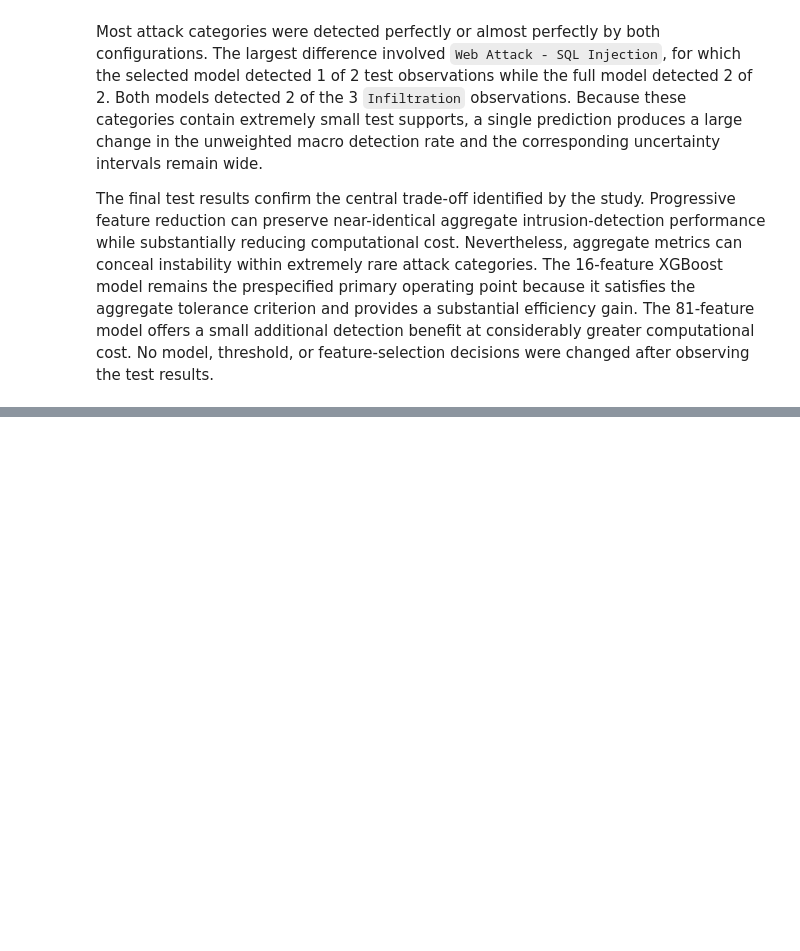
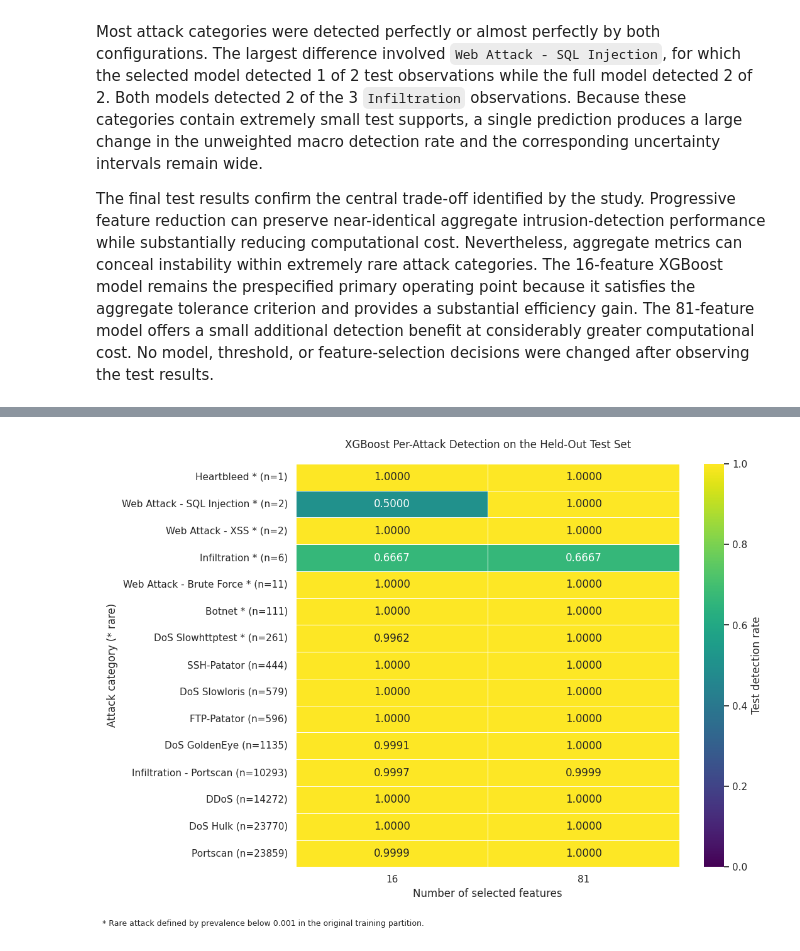
Before and after one commit to CharalampiaKal/cicids2017-progressive-feature-reduction, a Jupyter notebook: notebooks/01_data_audit_and_cleaning.ipynb, the cells around one changed output, grey strips where cells are left out. Saved outputs shown, nothing was run; the diff lists cells and outputs as text; code cells hidden in the pictures; blank space fills up the shorter version.

Commit message:
Finalize held-out test figures and outputs

```diff
--- a/notebooks/01_data_audit_and_cleaning.ipynb
+++ b/notebooks/01_data_audit_and_cleaning.ipynb
@@ -7776,0 +8390,84 @@ The final test results confirm the central trade-off identified by the study. Pr
+# %%
+# Regenerate the final per-attack heatmap with four-decimal annotations
+
+from pathlib import Path
+import zipfile
+import matplotlib.pyplot as plt
+import seaborn as sns
+from google.colab import files
+
+FINAL_OUTPUT_DIR = Path("/content/final_thesis_outputs")
+FINAL_OUTPUT_DIR.mkdir(parents=True, exist_ok=True)
+
+figure, axis = plt.subplots(figsize=(11, 8))
+
+sns.heatmap(
+    detection_heatmap_df,
+    annot=True,
+    fmt=".4f",
+    cmap="viridis",
+    vmin=0,
+    vmax=1,
+    linewidths=0.5,
+    linecolor="white",
+    cbar_kws={"label": "Test detection rate"},
+    ax=axis
+)
+
+axis.set_title(
+    "XGBoost Per-Attack Detection on the Held-Out Test Set",
+    pad=18
+)
+axis.set_xlabel("Number of selected features")
+axis.set_ylabel("Attack category (* rare)")
+axis.set_yticklabels(heatmap_row_labels, rotation=0)
+
+figure.text(
+    0.01,
+    0.01,
+    "* Rare attack defined by prevalence below 0.001 "
+    "in the original training partition.",
+    fontsize=9
+)
+
+figure.tight_layout(rect=[0, 0.04, 1, 1])
+
+figure.savefig(
+    FINAL_OUTPUT_DIR / "final_test_per_attack_heatmap.png",
+    dpi=300,
+    bbox_inches="tight"
+)
+figure.savefig(
+    FINAL_OUTPUT_DIR / "final_test_per_attack_heatmap.pdf",
+    bbox_inches="tight"
+)
+
+plt.show()
+
+# Rebuild and download the corrected final output bundle
+CORRECTED_ZIP = Path(
+    "/content/final_thesis_outputs_corrected.zip"
+)
+
+with zipfile.ZipFile(
+    CORRECTED_ZIP,
+    "w",
+    compression=zipfile.ZIP_DEFLATED
+) as archive:
+    for output_file in sorted(FINAL_OUTPUT_DIR.iterdir()):
+        if output_file.is_file():
+            archive.write(
+                output_file,
+                arcname=output_file.name
+            )
+
+print("Corrected final output bundle created successfully.")
+print("Files included:", len(list(FINAL_OUTPUT_DIR.iterdir())))
+print(
+    "ZIP size:",
+    f"{CORRECTED_ZIP.stat().st_size / (1024**2):.2f} MB"
+)
+
+files.download(str(CORRECTED_ZIP))
+# %% [output]
+[figure, added]
```
Also changed, not shown: parts of 4 cells of this notebook.
